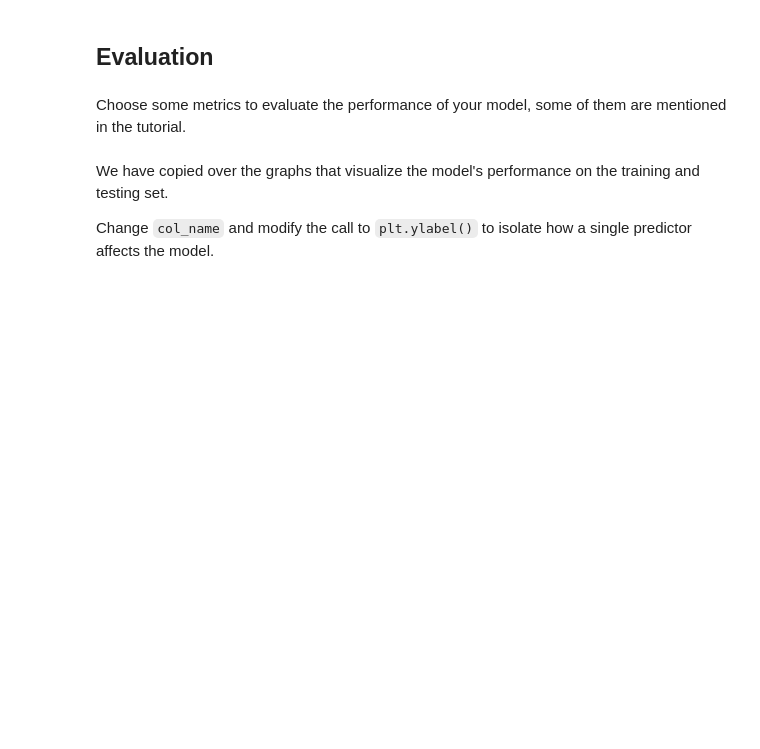
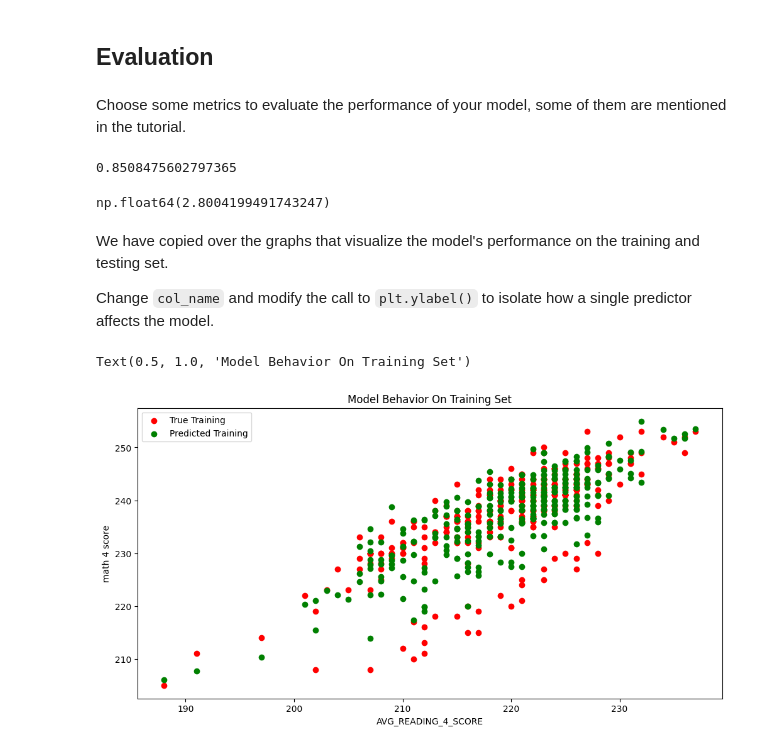
Before and after one commit to cheerfulconnor78/MDST_Intro, a Jupyter notebook: tutorial1/checkpoint1.ipynb, the cells around one changed output. Cells and saved outputs as stored; diff of their text form; code cells hidden in the pictures; blank space fills up the shorter version.

```diff
--- a/tutorial1/checkpoint1.ipynb
+++ b/tutorial1/checkpoint1.ipynb
@@ -191,6 +211,9 @@ from sklearn.model_selection import train_test_split
+# %%
+X = df[['ENROLL_4','AVG_MATH_8_SCORE','AVG_READING_4_SCORE']].dropna()
+y = df.loc[X.index]['AVG_MATH_4_SCORE']
+y.fillna(y.median(), inplace=True)
 # %%
-# X_train, X_test, y_train, y_test = train_test_split(
-#      X, y, test_size=, random_state=42)
+X_train, X_test, y_train, y_test = train_test_split(X, y, test_size=.3, random_state=0)
 # %% [markdown]
 <h2> Prediction </h2>
 # %% [markdown]
@@ -198,2 +223,3 @@ ML Models [Resource](https://medium.com/@vijaya.beeravalli/comparison-of-machine
 # %%
-# import your sklearn class here
+# create your model here
+model = LinearRegression()
@@ -208,21 +238,32 @@ y_pred = model.predict(X_test)
 ## Evaluation
 # %% [markdown]
 Choose some metrics to evaluate the performance of your model, some of them are mentioned in the tutorial.
+# %%
+
+score = model.score(X_test, y_test)
+print (score)
+np.mean(np.abs(model.predict(X_test)-y_test))
+# %% [output]
+0.8508475602797365
+np.float64(2.8004199491743247)
 # %% [markdown]
 We have copied over the graphs that visualize the model's performance on the training and testing set.
 
 Change `col_name` and modify the call to `plt.ylabel()` to isolate how a single predictor affects the model.
 # %%
-# col_name = 'COLUMN NAME OF ONE PREDICTOR'
+col_name = 'AVG_READING_4_SCORE'
 
-# f = plt.figure(figsize=(12,6))
-# plt.scatter(X_train[col_name], y_train, color = "red")
-# plt.scatter(X_train[col_name], model.predict(X_train), color = "green")
+f = plt.figure(figsize=(12,6))
+plt.scatter(X_train[col_name], y_train, color = "red")
+plt.scatter(X_train[col_name], model.predict(X_train), color = "green")
 
-# plt.legend(['True Training','Predicted Training'])
-# plt.xlabel(col_name)
-# plt.ylabel('NAME OF THE PREDICTOR')
-# plt.title("Model Behavior On Training Set")
+plt.legend(['True Training','Predicted Training'])
+plt.xlabel(col_name)
+plt.ylabel('math 4 score')
+plt.title("Model Behavior On Training Set")
+# %% [output]
+Text(0.5, 1.0, 'Model Behavior On Training Set')
+[figure, added]
 # %%
 # col_name = 'COLUMN NAME OF ONE PREDICTOR"
 
```
Also changed, not shown: parts of 21 cells of this notebook, 1 other file.
